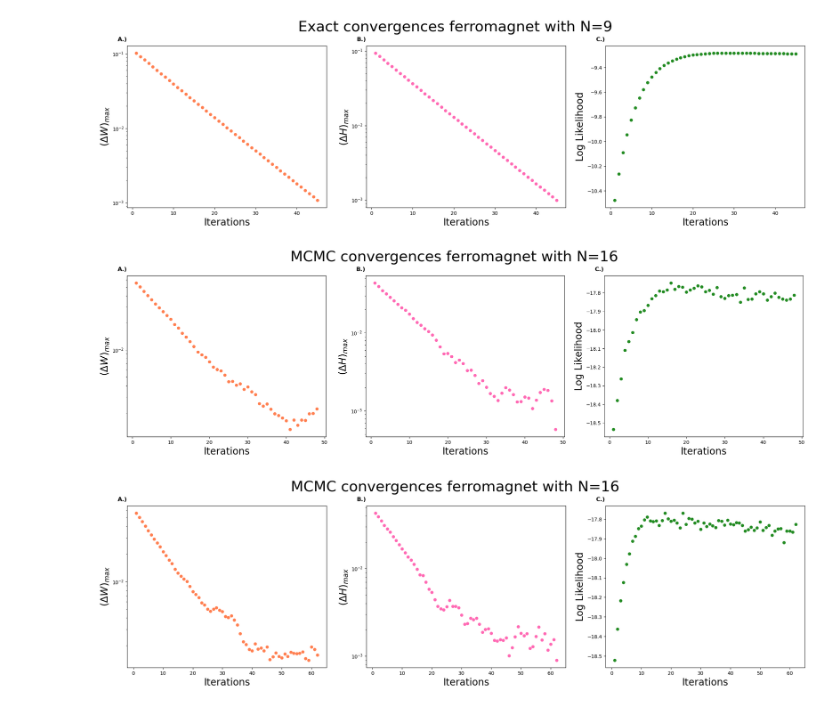
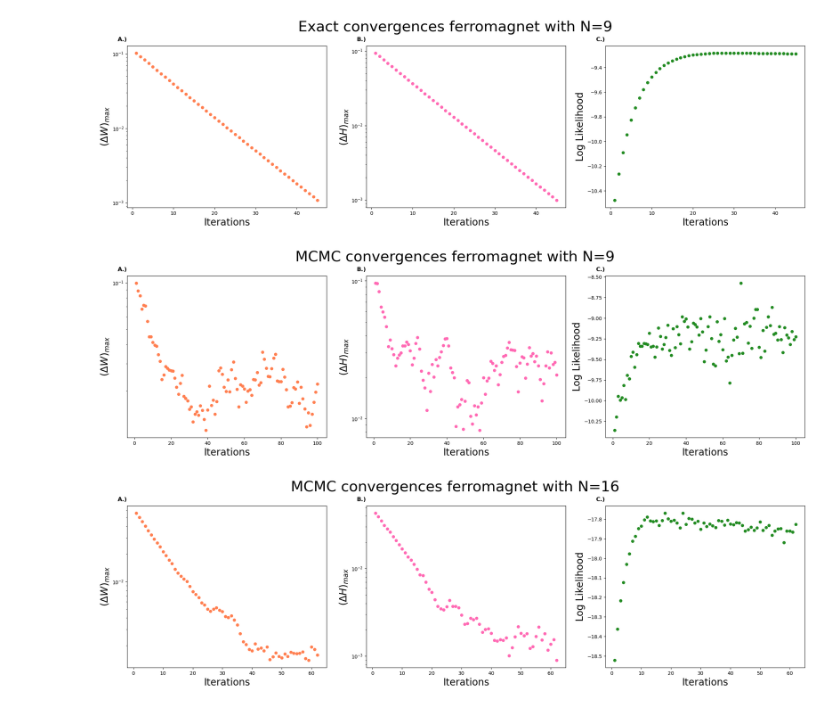
Before and after one commit to Victor-Alessandro/QBM-code, a Jupyter notebook: Classical Inverse Ising Problem.ipynb, the cells around one changed output. Cells and saved outputs as stored; diff of their text form; code cells hidden in the pictures.

```diff
--- a/Classical Inverse Ising Problem.ipynb
+++ b/Classical Inverse Ising Problem.ipynb
@@ -84,7 +84,7 @@ def calcCorr(config: np.ndarray) -> np.ndarray:
 def heat_bath_move(config: np.ndarray, W: np.ndarray, H: np.ndarray, beta: float) -> np.ndarray:
     '''Implements a Monte Carlo sweep using the heat bath algorithm'''
     N = len(config)
-    for i in range(N):                                          #  this for loop ensures we perform a sweep
+    for _ in range(N):                                          #  this for loop ensures we perform a sweep
         a  = np.random.randint(N)                               #  choose a random spin i
         lf = config[a] * (np.dot(W[a], config) + H[a])          #  calculate local field energy of spin i
         p = 1 / (1 + np.exp(2 * beta * lf))                     #  probability of flipping spin i
@@ -132,9 +132,8 @@ def ising_solve_mc_simplified(L, W, H, T, config, mcSteps):
     beta = 1.0/T
     C1, C2 = np.zeros((N)),np.zeros((N,N))           #  initialize arrays to store variables
 
-    for i in range(mcSteps):
+    for _ in range(mcSteps):
         config = heat_bath_move(config, W, H, beta)  #  performs a sweep. no need to equilibrate.
-        Ene    = calcEnergy(config,W, H)
         Corr   = calcCorr(config)
 
         C1 += config
@@ -150,10 +149,9 @@ I've checked and the exact function recover the exact same values for Ci and CiC
 ## SOLVE USING EXACT COMPUTATION
 #----------------------------------------------------------------------
 @numba.njit
-def solve_inverse_ising(L, T, w, h, eqSteps, mcSteps, W, H, W_clamp, H_clamp, configs, Clamp_type, Free_type, threshold, maxiter, eta):
+def solve_inverse_ising(L, T, eqSteps, mcSteps, W, H, W_clamp, H_clamp, configs, Clamp_type, Free_type, threshold, maxiter, eta):
     '''Solves the inverse Ising problem. Returns weight matrices that generated the clamped statistics
        and the inferred weight matrix'''
-    N    = L**2
     beta = 1.0 / T
 
     #  generate the clamped statistics based on solver type
@@ -162,7 +160,7 @@ def solve_inverse_ising(L, T, w, h, eqSteps, mcSteps, W, H, W_clamp, H_clamp, co
 
     if Clamp_type == 1:
         config = initial_config(L)                             #  intialize a state
-        for i in range(eqSteps):                               #  equilibrate
+        for _ in range(eqSteps):                               #  equilibrate
             config    = heat_bath_move(config, W_clamp, H_clamp, beta)
         Ci_clamp, CiCj_clamp, config = ising_solve_mc_simplified(L, W_clamp, H_clamp, T, config, mcSteps)
 
@@ -241,7 +239,7 @@ W_type      = 0        #  0 for random weights, 1 for nb, 2 for fully connected
 Clamp_type  = 0        #  determine how the clamped statistics are generated (0 exact, 1 mc)
 Free_type   = 0        #  determine how the free statistics are generated (0 exact, 1 mc)
 eqSteps     = 2**10    #  number of MC sweeps for equilibration
-mcSteps     = 2**22    #  number of MC sweeps for calculation
+mcSteps     = 2**14    #  number of MC sweeps for calculation
 
 # gradient ascent parameters
 eta         = 1/2      #  learning rate
@@ -291,15 +289,15 @@ plot(it, Hmax, Wmax, Li, title = ('Exact convergences ferromagnet with N=%.f'%L*
 # %%
 threshold = 1e-3
 Free_type = 1
 maxiter = 100
 
 W, H, W_clamp, H_clamp, configs = initialize(L,w,h,sigma,seed_clamp,seed_free)
-W, H, W_clamp, H_clamp, it, Hmax, Wmax, Li= solve_inverse_ising(L, T, w, h, eqSteps, mcSteps, W, H, W_clamp, H_clamp, configs, Clamp_type, Free_type, threshold, maxiter, eta)
+W, H, W_clamp, H_clamp, it, Hmax, Wmax, Li= solve_inverse_ising(L, T, eqSteps, mcSteps, W, H, W_clamp, H_clamp, configs, Clamp_type, Free_type, threshold, maxiter, eta)
 
 plot(it, Hmax, Wmax, Li, title = ('MCMC convergences ferromagnet with N=%.f'%L**2), size = 30)
 #plt.savefig('Figures/Inverse Ising Problem/MCMC_ferro_L=%.f_T=%.f_w=%.f_h=%.f_mcSteps=%.f_eta=%.f_thresh=%.f_it=%.f'%(L,T,w,h,mcSteps,eta,threshold,it), bbox_inches='tight')
 # %% [output]
-[figure, old version]
+[figure, new version]
 # %%
 L = 4
 threshold = 1e-3
```
Also changed, not shown: parts of 2 cells of this notebook, 4 other files.
